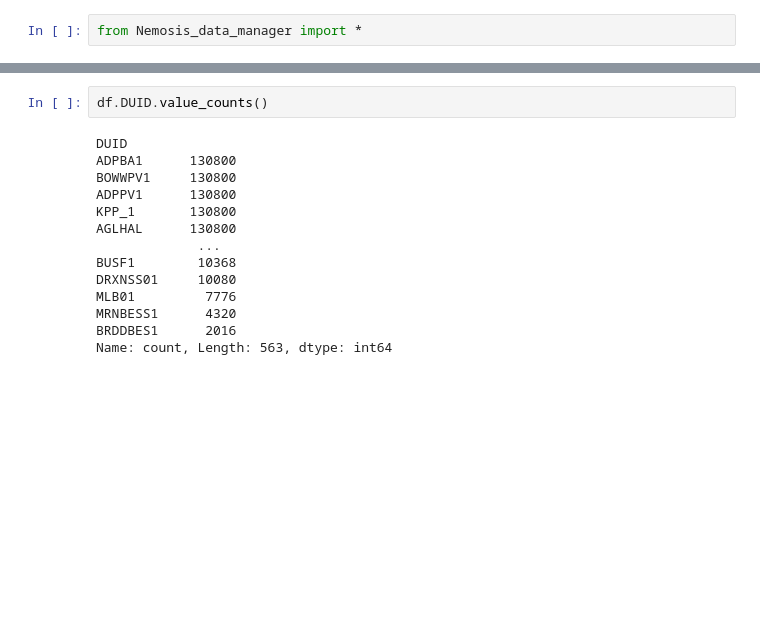
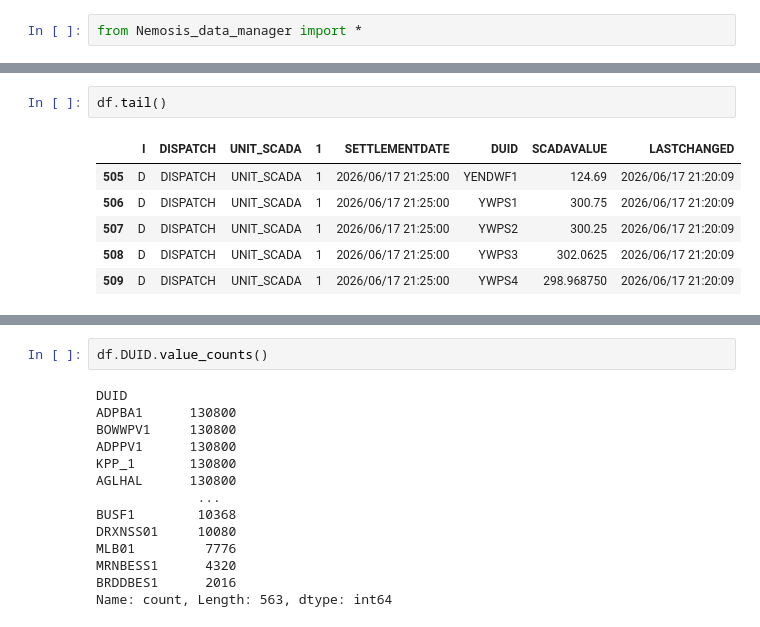
Before and after one commit to GinnCheng/proj-nem-analysis, a Jupyter notebook: main_notebook.ipynb, the cells around one changed output, grey strips where cells are left out. Cells and saved outputs as stored; diff of their text form; blank space fills up the shorter version.

```diff
--- a/main_notebook.ipynb
+++ b/main_notebook.ipynb
@@ -3,3 +20,12 @@ from Nemosis_data_manager import *
+# %%
+df.tail()
+# %% [output]
+|  | I | DISPATCH | UNIT_SCADA | 1 | SETTLEMENTDATE | DUID | SCADAVALUE | LASTCHANGED |
+| 505 | D | DISPATCH | UNIT_SCADA | 1 | 2026/06/17 21:25:00 | YENDWF1 | 124.69 | 2026/06/17 21:20:09 |
+| 506 | D | DISPATCH | UNIT_SCADA | 1 | 2026/06/17 21:25:00 | YWPS1 | 300.75 | 2026/06/17 21:20:09 |
+| 507 | D | DISPATCH | UNIT_SCADA | 1 | 2026/06/17 21:25:00 | YWPS2 | 300.25 | 2026/06/17 21:20:09 |
+| 508 | D | DISPATCH | UNIT_SCADA | 1 | 2026/06/17 21:25:00 | YWPS3 | 302.0625 | 2026/06/17 21:20:09 |
+| 509 | D | DISPATCH | UNIT_SCADA | 1 | 2026/06/17 21:25:00 | YWPS4 | 298.968750 | 2026/06/17 21:20:09 |
 # %%
 manager = NEMDispatchLoadManager()
 
```
Also changed, not shown: parts of 5 cells of this notebook, 1 other file.
